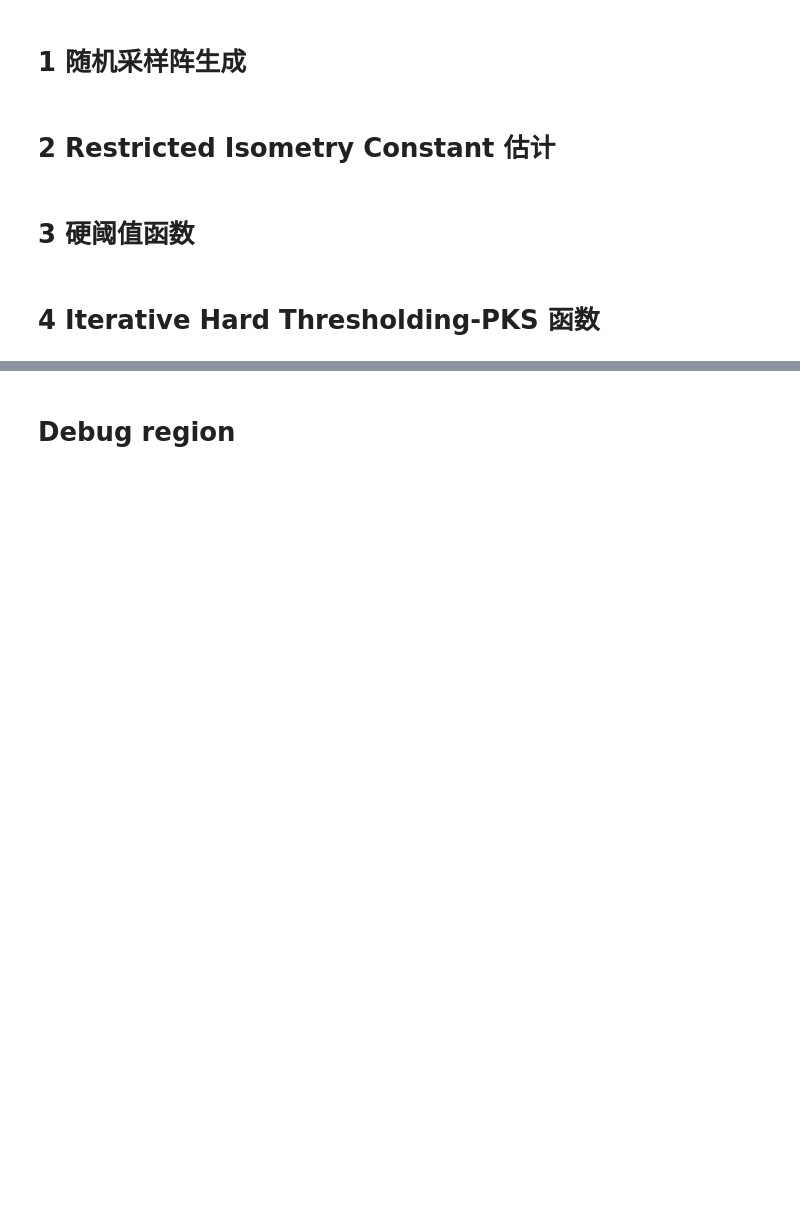
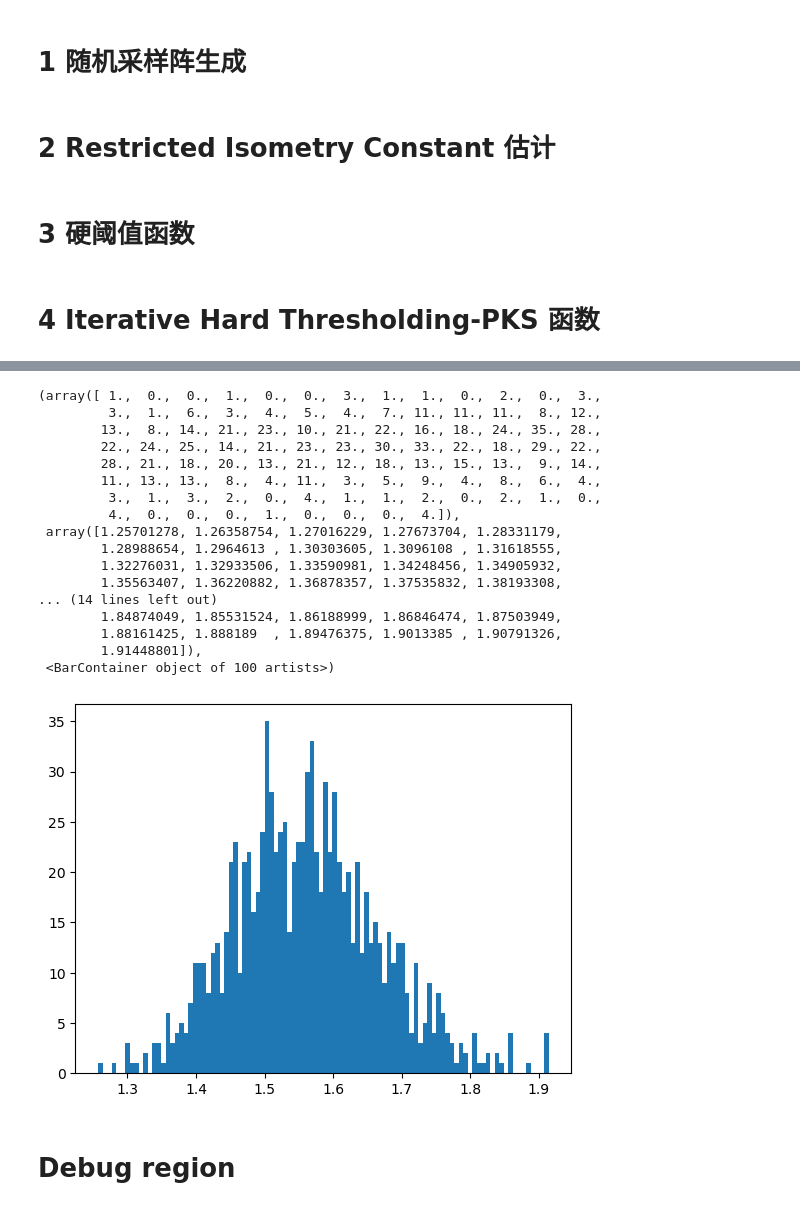
Before and after one commit to LIU-Xnd/CompressiveSensing, a Jupyter notebook: IHT_PKS.ipynb, the cells around one changed output, grey strips where cells are left out. Drawn from its saved outputs; the diff is of its cells as text; code cells hidden in the pictures; blank space fills up the shorter version.

```diff
--- a/IHT_PKS.ipynb
+++ b/IHT_PKS.ipynb
@@ -11,7 +11,7 @@ from itertools import combinations as cb
 def randSamplingMatrix(m,N):
     """
     Return m*N sampling matrix.
-    Use type `np.float16`.
+    Use type `np.float32`.
     """
 
     #用高斯分布抽样并单位化.
@@ -300,0 +326,7 @@ numTest(C=5)
+# %%
+# Generate A, X.
+np.random.seed(42)
+A = randSamplingMatrix(3000,10000)
+XX = randSparseSignal(N=2000,s=50,size=10000,returnSupports=True)
+X, Supps = XX['Signals'],XX['Supports']
+del XX
@@ -300,0 +340,14 @@ numTest(C=5)
+# %%
+# Average err.
+Y = np.dot(A,X)
+priorSuppRatio = 0.2 # Editable.
+Rerrs = np.zeros(1000)
+for t in range(1000):
+    y = Y[:,t]
+    x = X[:,t]
+    supp = np.array(list(set(Supps[:,t])))
+    prior = np.random.choice(supp,int(len(supp)*priorSuppRatio))
+    result = IHT_PKS(y,A,50,T0=prior,haltingRule=None,
+            maxIteration=50,xReal=x,suppReal=supp,showPrecisionAndRecall=False)
+                # Editable.
+    Rerrs[t] = result['relativeErrY']
@@ -301,3 +372,24 @@ numTest(C=5)
+# %%
+plt.hist(Rerrs,100)
+# %% [output]
+(array([ 1.,  0.,  0.,  1.,  0.,  0.,  3.,  1.,  1.,  0.,  2.,  0.,  3.,
+         3.,  1.,  6.,  3.,  4.,  5.,  4.,  7., 11., 11., 11.,  8., 12.,
+        13.,  8., 14., 21., 23., 10., 21., 22., 16., 18., 24., 35., 28.,
+        22., 24., 25., 14., 21., 23., 23., 30., 33., 22., 18., 29., 22.,
+        28., 21., 18., 20., 13., 21., 12., 18., 13., 15., 13.,  9., 14.,
+        11., 13., 13.,  8.,  4., 11.,  3.,  5.,  9.,  4.,  8.,  6.,  4.,
+         3.,  1.,  3.,  2.,  0.,  4.,  1.,  1.,  2.,  0.,  2.,  1.,  0.,
+         4.,  0.,  0.,  0.,  1.,  0.,  0.,  0.,  4.]),
+ array([1.25701278, 1.26358754, 1.27016229, 1.27673704, 1.28331179,
+        1.28988654, 1.2964613 , 1.30303605, 1.3096108 , 1.31618555,
+        1.32276031, 1.32933506, 1.33590981, 1.34248456, 1.34905932,
+        1.35563407, 1.36220882, 1.36878357, 1.37535832, 1.38193308,
+... (14 lines left out)
+        1.84874049, 1.85531524, 1.86188999, 1.86846474, 1.87503949,
+        1.88161425, 1.888189  , 1.89476375, 1.9013385 , 1.90791326,
+        1.91448801]),
+ <BarContainer object of 100 artists>)
+[figure, added]
 # %% [markdown]
 # Debug region
 # %%
```
Also changed, not shown: parts of 18 cells of this notebook.
